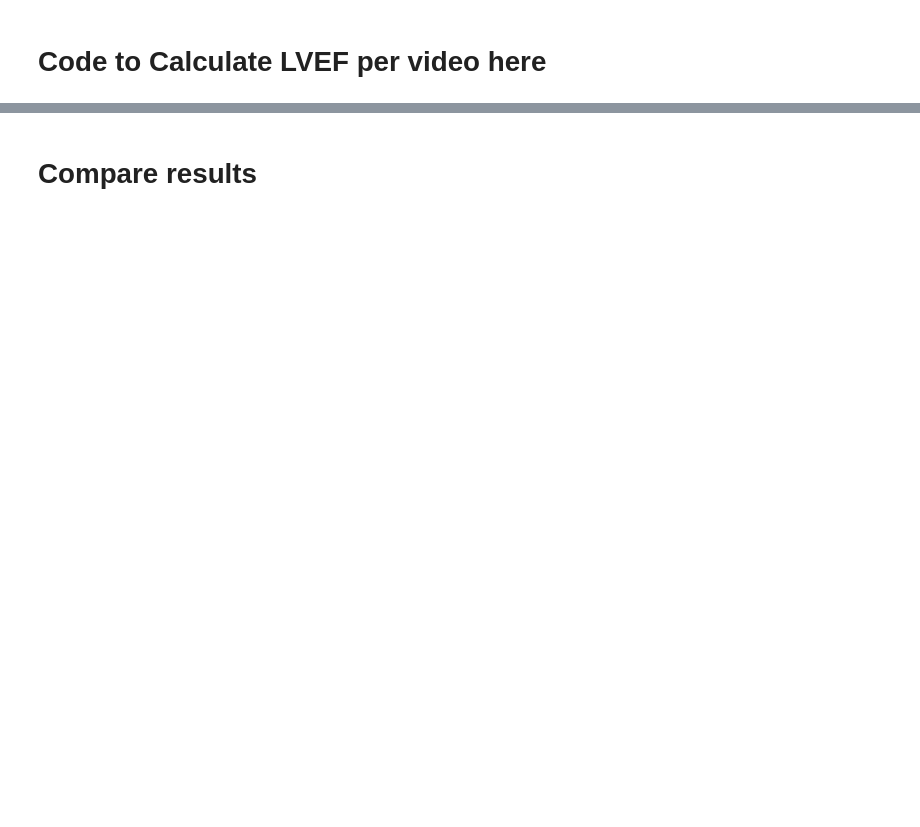
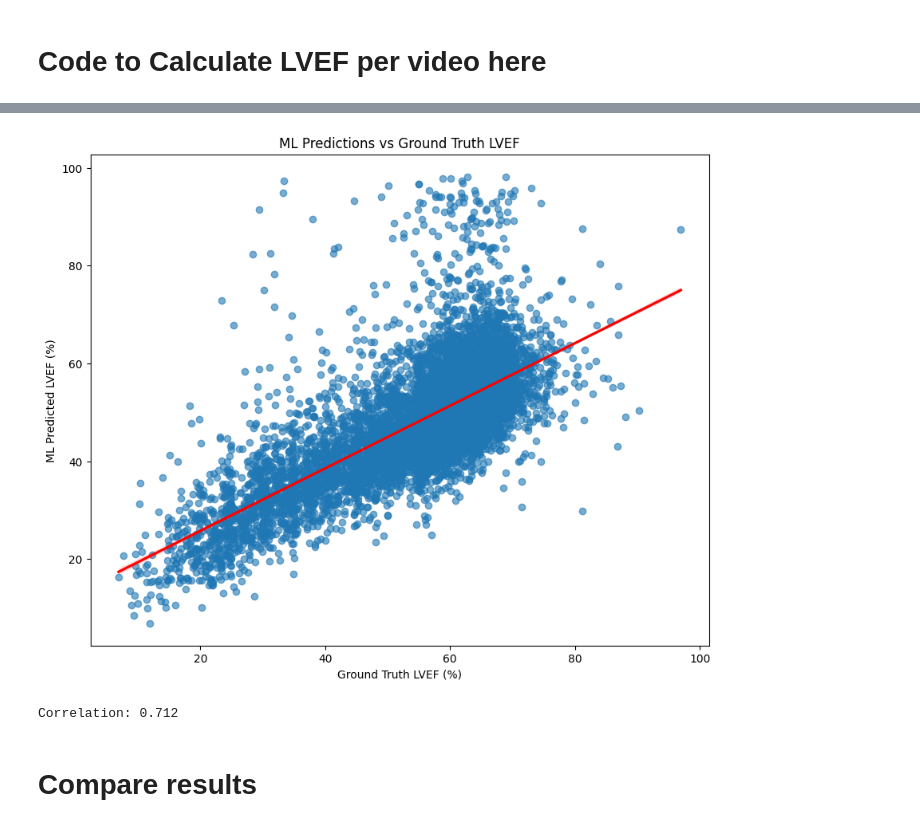
Before and after one commit to nrsjun/MachineLearning-LVEF-31005-, a Jupyter notebook: task3_measure_lvef.ipynb, the cells around one changed output, grey strips where cells are left out. Drawn from its saved outputs; the diff is of its cells as text; code cells hidden in the pictures; blank space fills up the shorter version.

```diff
--- a/task3_measure_lvef.ipynb
+++ b/task3_measure_lvef.ipynb
@@ -639,3 +850,22 @@ Sample results:
+# %%
+import seaborn as sns
+import matplotlib.pyplot as plt
+
+# One line to create a beautiful regression plot
+plt.figure(figsize=(10, 8))
+sns.regplot(data=final_filtered_results, x='EF_gt_x', y='EF_pred',
+           scatter_kws={'alpha': 0.6}, line_kws={'color': 'red'})
+plt.xlabel('Ground Truth LVEF (%)')
+plt.ylabel('ML Predicted LVEF (%)')
+plt.title('ML Predictions vs Ground Truth LVEF')
+plt.show()
+
+# Print correlation
+correlation = final_filtered_results['EF_gt_x'].corr(final_filtered_results['EF_pred'])
+print(f"Correlation: {correlation:.3f}")
+# %% [output]
+[figure, added]
+Correlation: 0.712
 # %% [markdown]
 # Compare results
 # %%
```
Also changed, not shown: parts of 20 cells of this notebook, 1 other file.
